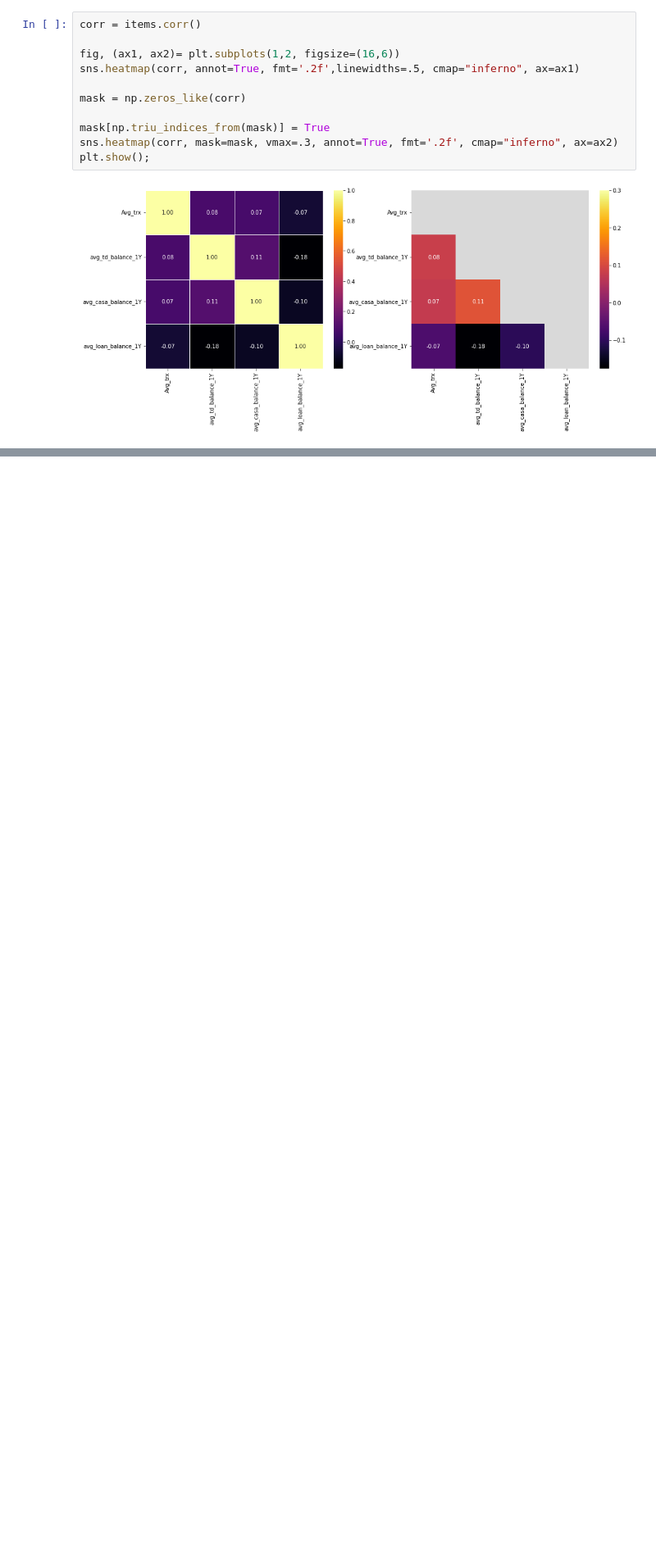
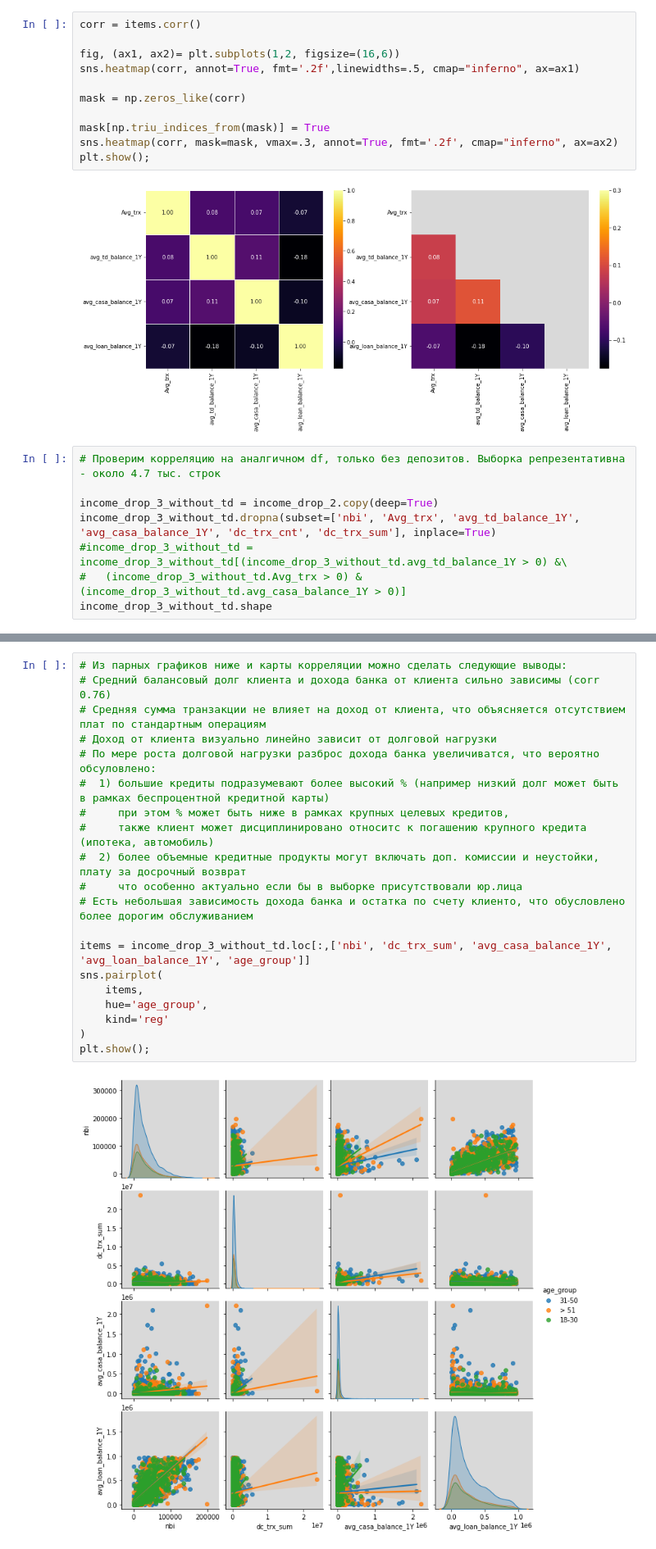
Before and after one commit to pavtens/train, a Jupyter notebook: homework_3.ipynb, the cells around one changed output, grey strips where cells are left out. Shown at 82% size. Saved outputs shown, nothing was run; the diff lists cells and outputs as text; blank space fills up the shorter version.

```diff
--- a/homework_3.ipynb
+++ b/homework_3.ipynb
@@ -519,3 +520,11 @@ sns.heatmap(corr, mask=mask, vmax=.3, annot=True, fmt='.2f', cmap="inferno", ax=
 plt.show();
 # %% [output]
 [figure]
+# %%
+# Проверим корреляцию на аналгичном df, только без депозитов. Выборка репрезентативна - около 4.7 тыс. строк
+
+income_drop_3_without_td = income_drop_2.copy(deep=True)
+income_drop_3_without_td.dropna(subset=['nbi', 'Avg_trx', 'avg_td_balance_1Y', 'avg_casa_balance_1Y', 'dc_trx_cnt', 'dc_trx_sum'], inplace=True)
+#income_drop_3_without_td = income_drop_3_without_td[(income_drop_3_without_td.avg_td_balance_1Y > 0) &\
+#   (income_drop_3_without_td.Avg_trx > 0) & (income_drop_3_without_td.avg_casa_balance_1Y > 0)]
+income_drop_3_without_td.shape
@@ -521,0 +533,22 @@ plt.show();
+# %%
+# Из парных графиков ниже и карты корреляции можно сделать следующие выводы:
+# Средний балансовый долг клиента и дохода банка от клиента сильно зависимы (corr 0.76)
+# Средняя сумма транзакции не влияет на доход от клиента, что объясняется отсутствием плат по стандартным операциям
+# Доход от клиента визуально линейно зависит от долговой нагрузки
+# По мере роста долговой нагрузки разброс дохода банка увеличиватся, что вероятно обсуловлено:
+#  1) большие кредиты подразумевают более высокий % (например низкий долг может быть в рамках беспроцентной кредитной карты)
+#     при этом % может быть ниже в рамках крупных целевых кредитов,
+#     также клиент может дисциплинировано относитс к погашению крупного кредита (ипотека, автомобиль)
+#  2) более объемные кредитные продукты могут включать доп. комиссии и неустойки, плату за досрочный возврат
+#     что особенно актуально если бы в выборке присутствовали юр.лица
+# Есть небольшая зависимость дохода банка и остатка по счету клиенто, что обусловлено более дорогим обслуживанием
+
+items = income_drop_3_without_td.loc[:,['nbi', 'dc_trx_sum', 'avg_casa_balance_1Y', 'avg_loan_balance_1Y', 'age_group']]
+sns.pairplot(
+    items,
+    hue='age_group',
+    kind='reg'
+)
+plt.show();
+# %% [output]
+[figure, added]
```
Also changed, not shown: parts of 4 cells of this notebook.
